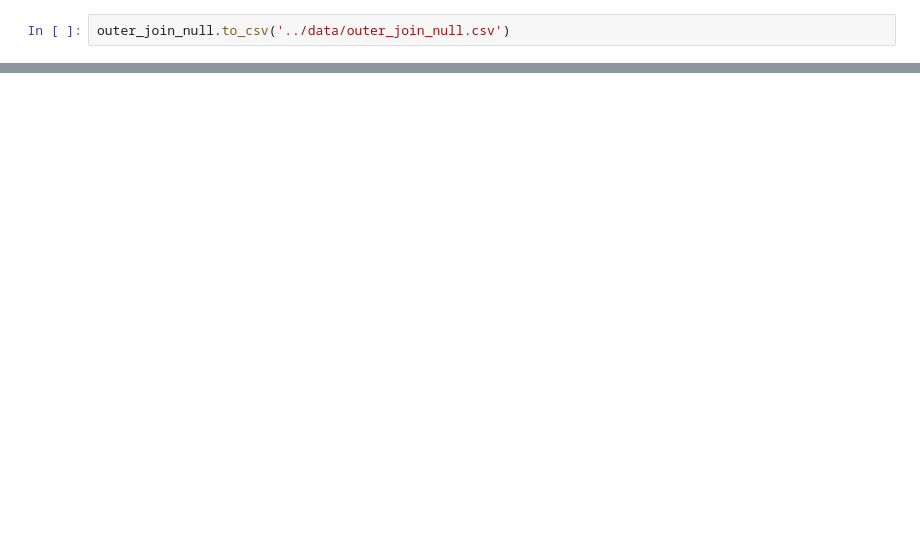
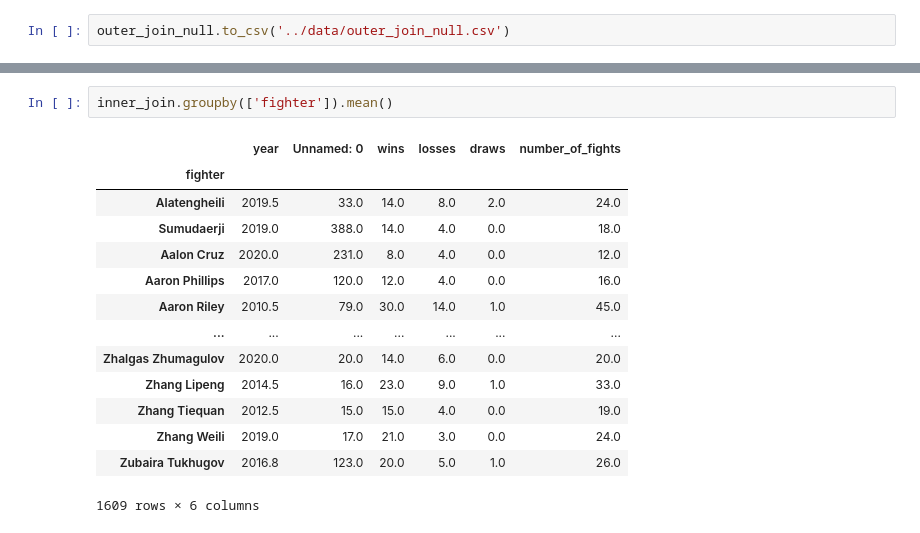
Before and after one commit to Jmiah789/ufc-fighter-evolution, a Jupyter notebook: notebooks/joins.ipynb, the cells around one changed output, grey strips where cells are left out. Drawn from its saved outputs; the diff is of its cells as text; blank space fills up the shorter version.

```diff
--- a/notebooks/joins.ipynb
+++ b/notebooks/joins.ipynb
@@ -118,0 +352,17 @@ outer_join_null.to_csv('../data/outer_join_null.csv')
+# %%
+inner_join.groupby(['fighter']).mean()
+# %% [output]
+|  | year | Unnamed: 0 | wins | losses | draws | number_of_fights |
+| fighter |  |  |  |  |  |  |
+| Alatengheili | 2019.5 | 33.0 | 14.0 | 8.0 | 2.0 | 24.0 |
+| Sumudaerji | 2019.0 | 388.0 | 14.0 | 4.0 | 0.0 | 18.0 |
+| Aalon Cruz | 2020.0 | 231.0 | 8.0 | 4.0 | 0.0 | 12.0 |
+| Aaron Phillips | 2017.0 | 120.0 | 12.0 | 4.0 | 0.0 | 16.0 |
+| Aaron Riley | 2010.5 | 79.0 | 30.0 | 14.0 | 1.0 | 45.0 |
+| ... | ... | ... | ... | ... | ... | ... |
+| Zhalgas Zhumagulov | 2020.0 | 20.0 | 14.0 | 6.0 | 0.0 | 20.0 |
+| Zhang Lipeng | 2014.5 | 16.0 | 23.0 | 9.0 | 1.0 | 33.0 |
+| Zhang Tiequan | 2012.5 | 15.0 | 15.0 | 4.0 | 0.0 | 19.0 |
+| Zhang Weili | 2019.0 | 17.0 | 21.0 | 3.0 | 0.0 | 24.0 |
+| Zubaira Tukhugov | 2016.8 | 123.0 | 20.0 | 5.0 | 1.0 | 26.0 |
+1609 rows × 6 columns
```
Also changed, not shown: parts of 13 cells of this notebook, 5 other files.
